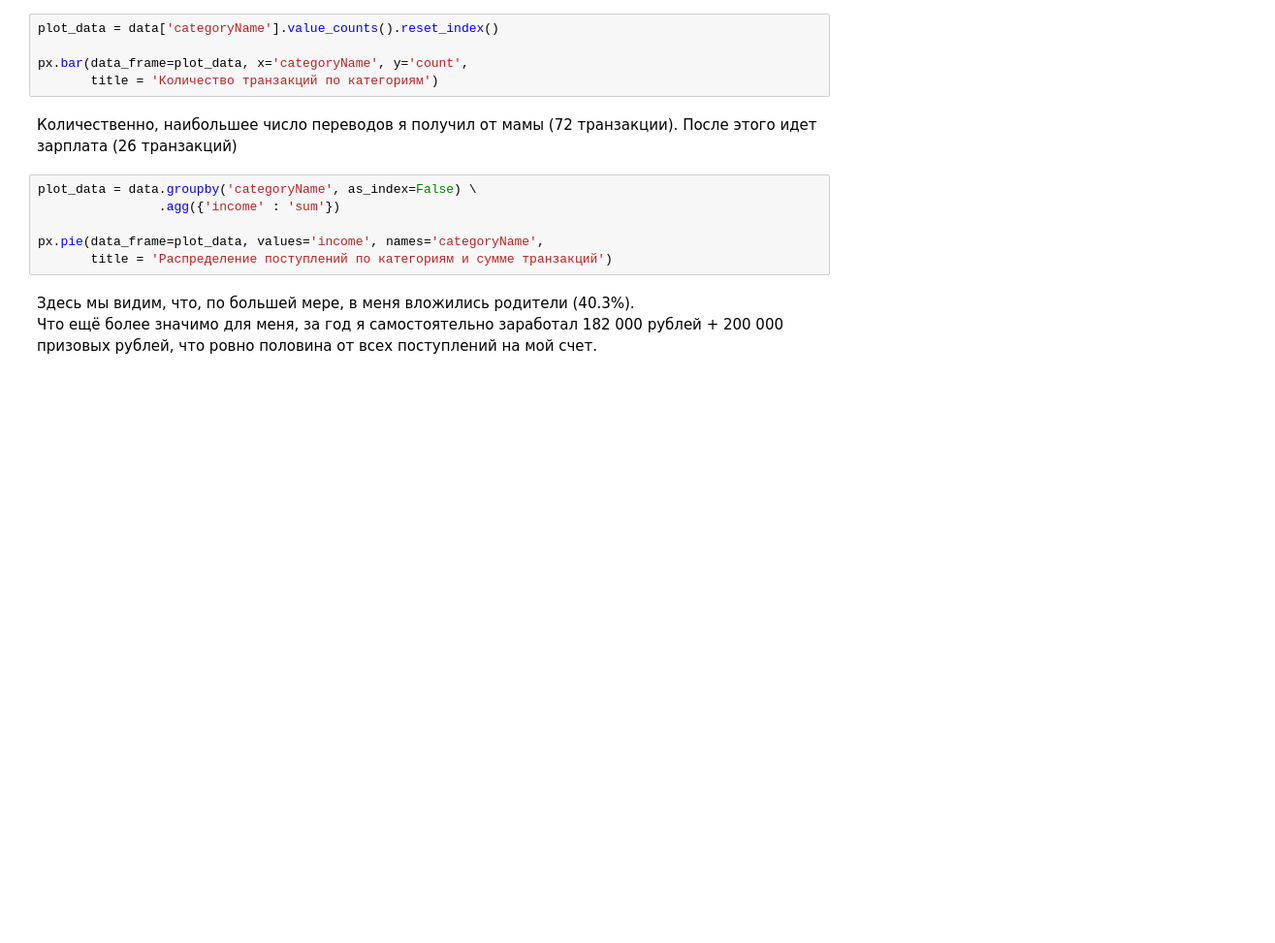
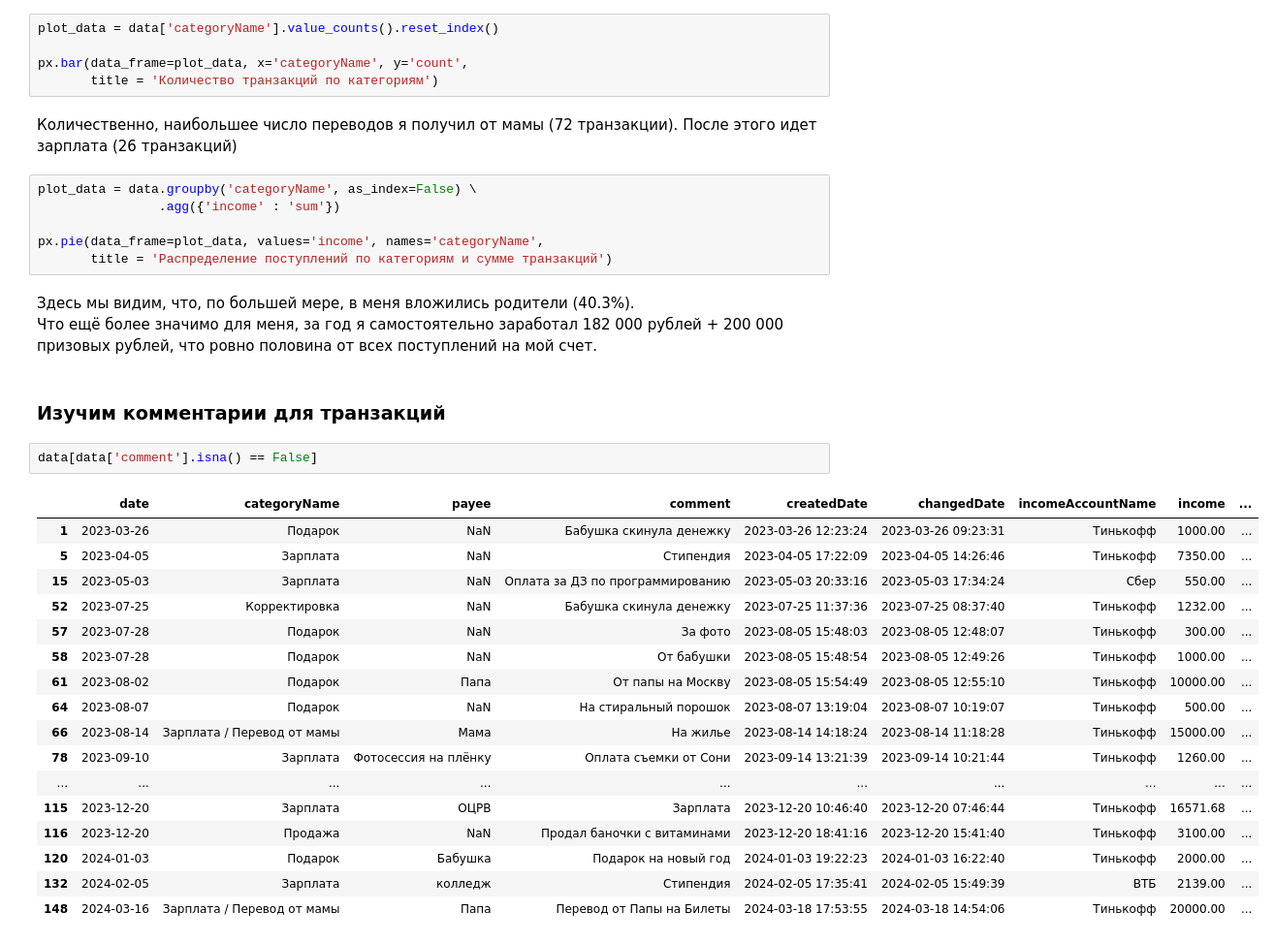
Before and after one commit to ArTeria21/TREASURER, a Jupyter notebook: notebooks/incomes_analysis.ipynb, the cells around one changed output. Shown at 97% size. Cells and saved outputs as stored; diff of their text form; blank space fills up the shorter version.

```diff
--- a/notebooks/incomes_analysis.ipynb
+++ b/notebooks/incomes_analysis.ipynb
@@ -165,3 +165,25 @@ px.pie(data_frame=plot_data, values='income', names='categoryName',
 # %% [markdown]
 Здесь мы видим, что, по большей мере, в меня вложились родители (40.3%).
 Что ещё более значимо для меня, за год я самостоятельно заработал 182 000 рублей + 200 000 призовых рублей, что ровно половина от всех поступлений на мой счет.
+# %% [markdown]
+### Изучим комментарии для транзакций
+# %%
+data[data['comment'].isna() == False]
+# %% [output]
+|  | date | categoryName | payee | comment | createdDate | changedDate | incomeAccountName | income | ... |
+| 1 | 2023-03-26 | Подарок | NaN | Бабушка скинула денежку | 2023-03-26 12:23:24 | 2023-03-26 09:23:31 | Тинькофф | 1000.00 | ... |
+| 5 | 2023-04-05 | Зарплата | NaN | Стипендия | 2023-04-05 17:22:09 | 2023-04-05 14:26:46 | Тинькофф | 7350.00 | ... |
+| 15 | 2023-05-03 | Зарплата | NaN | Оплата за ДЗ по программированию | 2023-05-03 20:33:16 | 2023-05-03 17:34:24 | Сбер | 550.00 | ... |
+| 52 | 2023-07-25 | Корректировка | NaN | Бабушка скинула денежку | 2023-07-25 11:37:36 | 2023-07-25 08:37:40 | Тинькофф | 1232.00 | ... |
+| 57 | 2023-07-28 | Подарок | NaN | За фото | 2023-08-05 15:48:03 | 2023-08-05 12:48:07 | Тинькофф | 300.00 | ... |
+| 58 | 2023-07-28 | Подарок | NaN | От бабушки | 2023-08-05 15:48:54 | 2023-08-05 12:49:26 | Тинькофф | 1000.00 | ... |
+| 61 | 2023-08-02 | Подарок | Папа | От папы на Москву | 2023-08-05 15:54:49 | 2023-08-05 12:55:10 | Тинькофф | 10000.00 | ... |
+| 64 | 2023-08-07 | Подарок | NaN | На стиральный порошок | 2023-08-07 13:19:04 | 2023-08-07 10:19:07 | Тинькофф | 500.00 | ... |
+| 66 | 2023-08-14 | Зарплата / Перевод от мамы | Мама | На жилье | 2023-08-14 14:18:24 | 2023-08-14 11:18:28 | Тинькофф | 15000.00 | ... |
+| 78 | 2023-09-10 | Зарплата | Фотосессия на плёнку | Оплата съемки от Сони | 2023-09-14 13:21:39 | 2023-09-14 10:21:44 | Тинькофф | 1260.00 | ... |
+| ... | ... | ... | ... | ... | ... | ... | ... | ... | ... |
+| 115 | 2023-12-20 | Зарплата | ОЦРВ | Зарплата | 2023-12-20 10:46:40 | 2023-12-20 07:46:44 | Тинькофф | 16571.68 | ... |
+| 116 | 2023-12-20 | Продажа | NaN | Продал баночки с витаминами | 2023-12-20 18:41:16 | 2023-12-20 15:41:40 | Тинькофф | 3100.00 | ... |
+| 120 | 2024-01-03 | Подарок | Бабушка | Подарок на новый год | 2024-01-03 19:22:23 | 2024-01-03 16:22:40 | Тинькофф | 2000.00 | ... |
+| 132 | 2024-02-05 | Зарплата | колледж | Стипендия | 2024-02-05 17:35:41 | 2024-02-05 15:49:39 | ВТБ | 2139.00 | ... |
+| 148 | 2024-03-16 | Зарплата / Перевод от мамы | Папа | Перевод от Папы на Билеты | 2024-03-18 17:53:55 | 2024-03-18 14:54:06 | Тинькофф | 20000.00 | ... |
```
Also changed, not shown: parts of 1 cell of this notebook, 15 other files.
